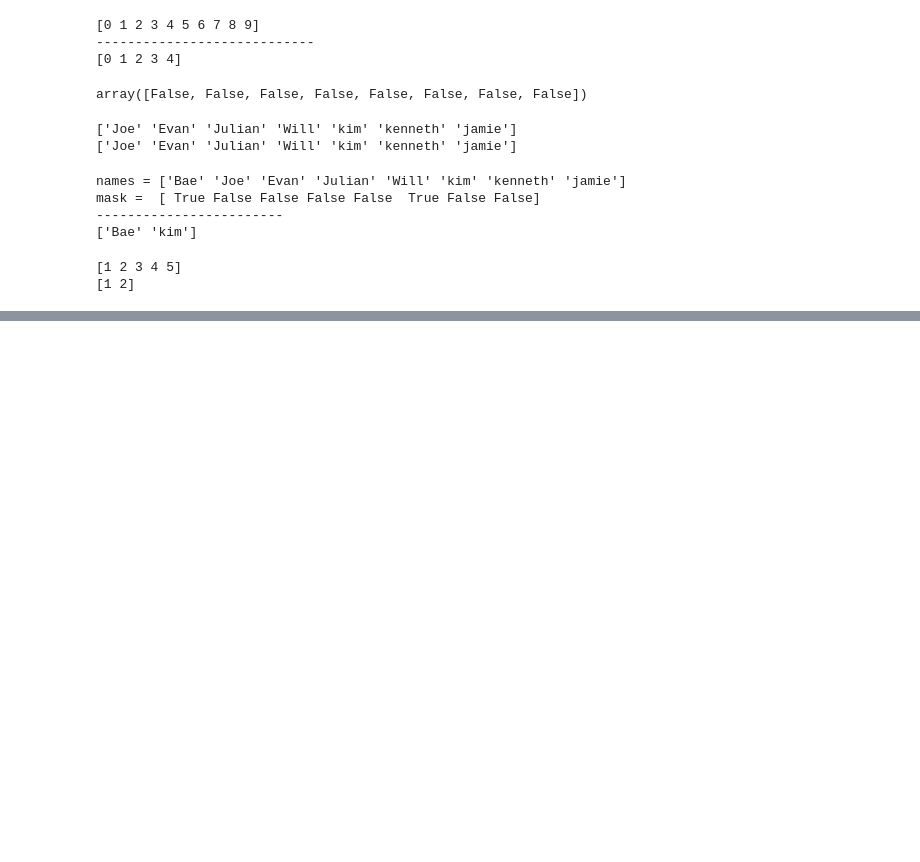
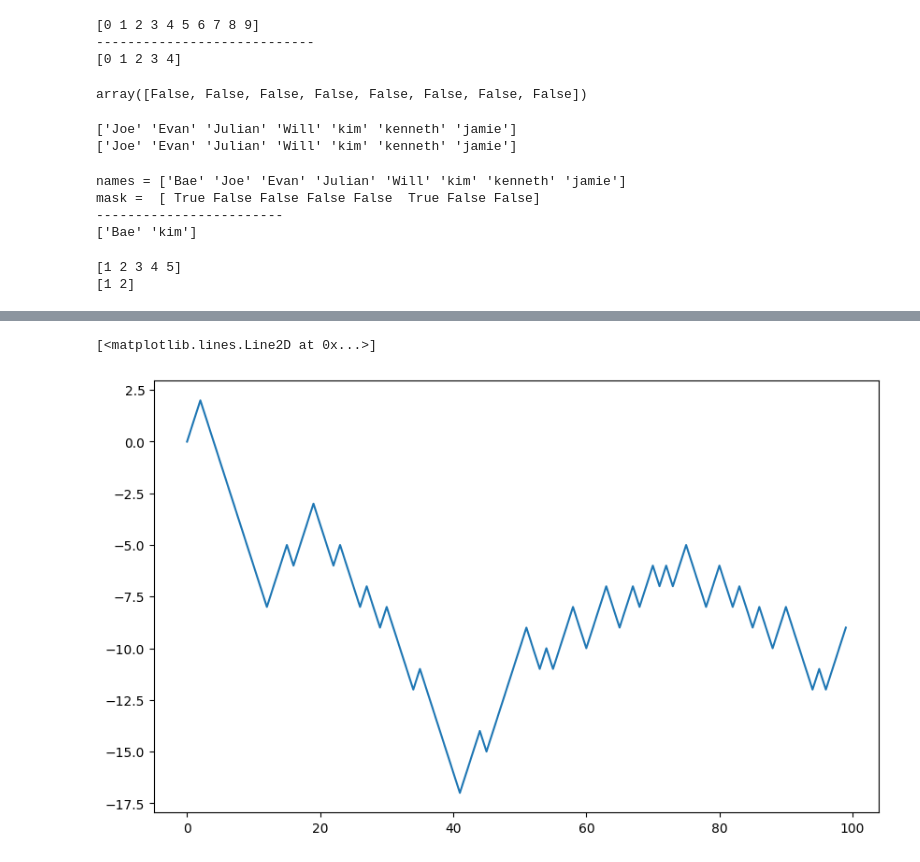
Before and after one commit to Bae-SeungKwang/etc, a Jupyter notebook: PythonBasic_배승광_240330.ipynb, the cells around one changed output, grey strips where cells are left out. Cells and saved outputs as stored; diff of their text form; code cells hidden in the pictures; blank space fills up the shorter version.

```diff
--- a/PythonBasic_배승광_240330.ipynb
+++ b/PythonBasic_배승광_240330.ipynb
@@ -289,0 +309,20 @@ print(arr[mask])
+# %%
+# 1.9 수학 메서드와 통계 메서드(Mathematical and Statistical Methods)
+#5행 4열 크기의 배열 생성
+arr = np.random.randn(3, 3)
+for i in range(3):
+  for j in range(3):
+    arr[i][j] = i+j
+print(arr)
+print('-'*100)
+
+#평균을 구하는 방법은 2가지이다
+#평균1
+print('전체 평균 ', arr.mean())
+print('-'*100)
+#평균2
+print('전체 평균 ', np.mean(arr))
+print('-'*100)
+#합계
+print('전체 합계 ', arr.sum())
+arr
@@ -289,0 +500,18 @@ print(arr[mask])
+# %%
+# 1.14 계단 오르내리기 예제 (과제)
+#계단 중간에서 같은 확률로 한 계단 올라가거나 내려간다고 가정하자
+#순수 파이썬으로 내장 random 모듈을 사용하여 계단 오르내리기를 1000번 수행하는 코드는 다음처럼 작성
+import random
+position = 0
+walk = [position]
+steps = 1000
+for i in range(steps):
+#   step = 1 if random.randint(0,1) else -1
+   step = 1 if np.random.randint(0,2) else -1
+   position += step
+   walk.append(position)
+
+plt.plot(walk[:100])
+# %% [output]
+[<matplotlib.lines.Line2D at 0x...>]
+[figure, added]
```
Also changed, not shown: parts of 16 cells of this notebook.
